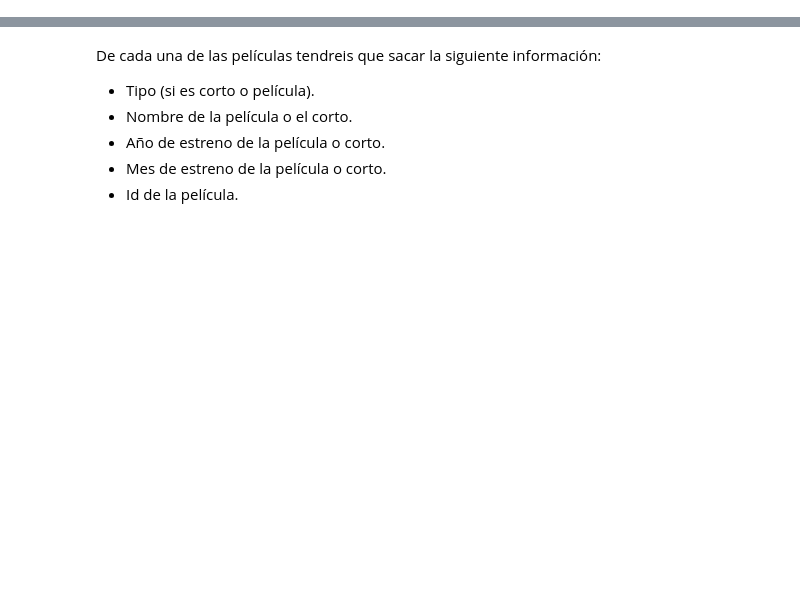
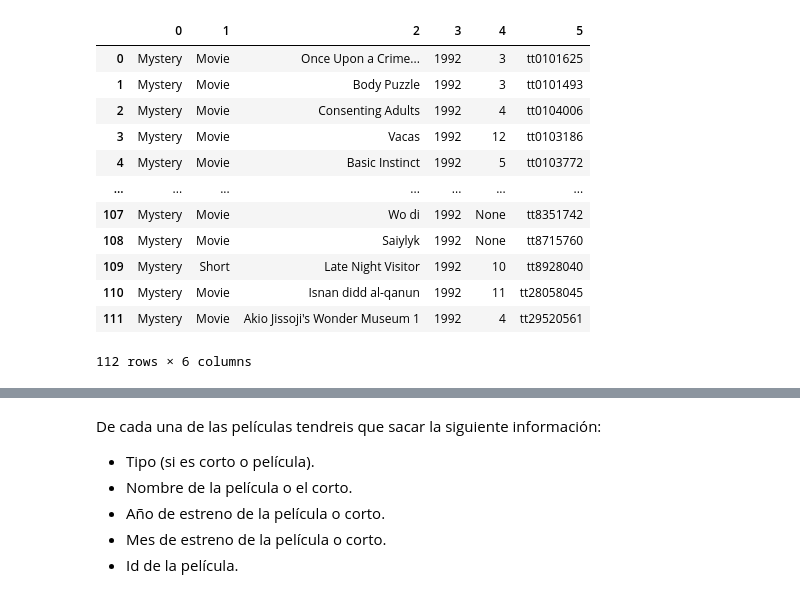
Before and after one commit to Adalab/proyecto-da-promo-f-modulo-2-team-Lumiere, a Jupyter notebook: fase-1-prueba-api.ipynb, the cells around one changed output, grey strips where cells are left out. Drawn from its saved outputs; the diff is of its cells as text; code cells hidden in the pictures; blank space fills up the shorter version.

```diff
--- a/fase-1-prueba-api.ipynb
+++ b/fase-1-prueba-api.ipynb
@@ -93,0 +114,17 @@ df_pelis
+# %%
+mystery_1992 = pd.DataFrame(lista_pelis_anual)
+mystery_1992
+# %% [output]
+|  | 0 | 1 | 2 | 3 | 4 | 5 |
+| 0 | Mystery | Movie | Once Upon a Crime... | 1992 | 3 | tt0101625 |
+| 1 | Mystery | Movie | Body Puzzle | 1992 | 3 | tt0101493 |
+| 2 | Mystery | Movie | Consenting Adults | 1992 | 4 | tt0104006 |
+| 3 | Mystery | Movie | Vacas | 1992 | 12 | tt0103186 |
+| 4 | Mystery | Movie | Basic Instinct | 1992 | 5 | tt0103772 |
+| ... | ... | ... | ... | ... | ... | ... |
+| 107 | Mystery | Movie | Wo di | 1992 | None | tt8351742 |
+| 108 | Mystery | Movie | Saiylyk | 1992 | None | tt8715760 |
+| 109 | Mystery | Short | Late Night Visitor | 1992 | 10 | tt8928040 |
+| 110 | Mystery | Movie | Isnan didd al-qanun | 1992 | 11 | tt28058045 |
+| 111 | Mystery | Movie | Akio Jissoji's Wonder Museum 1 | 1992 | 4 | tt29520561 |
+112 rows × 6 columns
```
Also changed, not shown: parts of 48 cells of this notebook, 2 other files.
